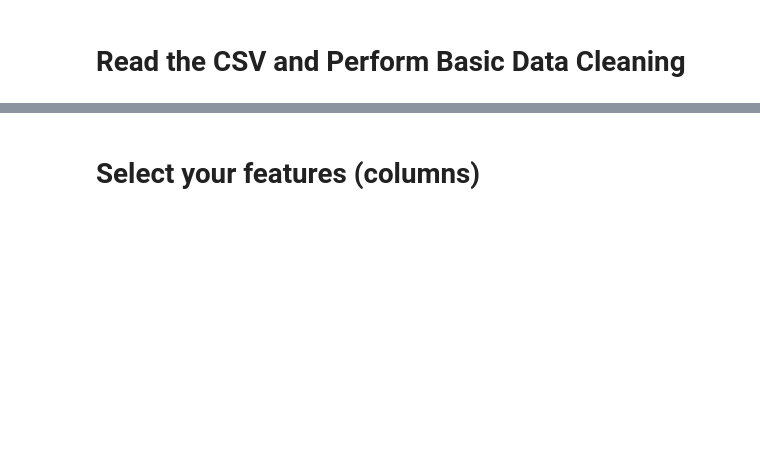
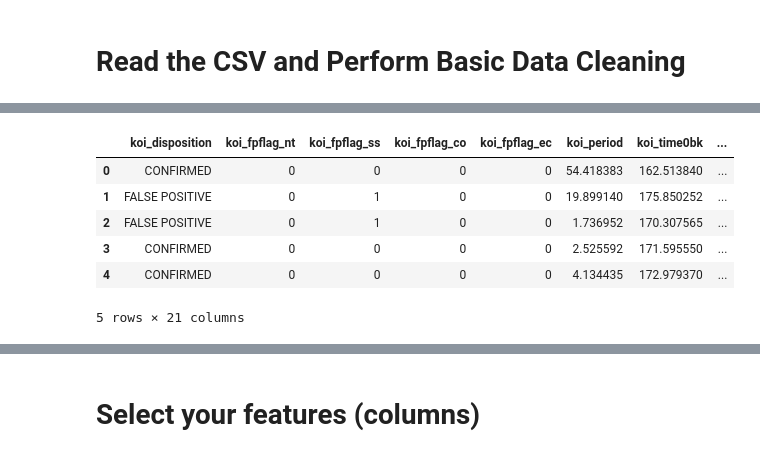
Before and after one commit to Ssimoes48/Exoplanet-Machine-Learning, a Jupyter notebook: machine_learning.ipynb, the cells around one changed output, grey strips where cells are left out. Saved outputs shown, nothing was run; the diff lists cells and outputs as text; code cells hidden in the pictures; blank space fills up the shorter version.

```diff
--- a/machine_learning.ipynb
+++ b/machine_learning.ipynb
@@ -35 +75,14 @@ df.head()
+# %%
+# Inspect rows and columns with missing data and decide what to do with them
+df = df[df.columns.drop(list(df.filter(regex='err')))]
+
+df.head()
+# %% [output]
+|  | koi_disposition | koi_fpflag_nt | koi_fpflag_ss | koi_fpflag_co | koi_fpflag_ec | koi_period | koi_time0bk | ... |
+| 0 | CONFIRMED | 0 | 0 | 0 | 0 | 54.418383 | 162.513840 | ... |
+| 1 | FALSE POSITIVE | 0 | 1 | 0 | 0 | 19.899140 | 175.850252 | ... |
+| 2 | FALSE POSITIVE | 0 | 1 | 0 | 0 | 1.736952 | 170.307565 | ... |
+| 3 | CONFIRMED | 0 | 0 | 0 | 0 | 2.525592 | 171.595550 | ... |
+| 4 | CONFIRMED | 0 | 0 | 0 | 0 | 4.134435 | 172.979370 | ... |
+5 rows × 21 columns
 # %%
```
Also changed, not shown: parts of 23 cells of this notebook.
